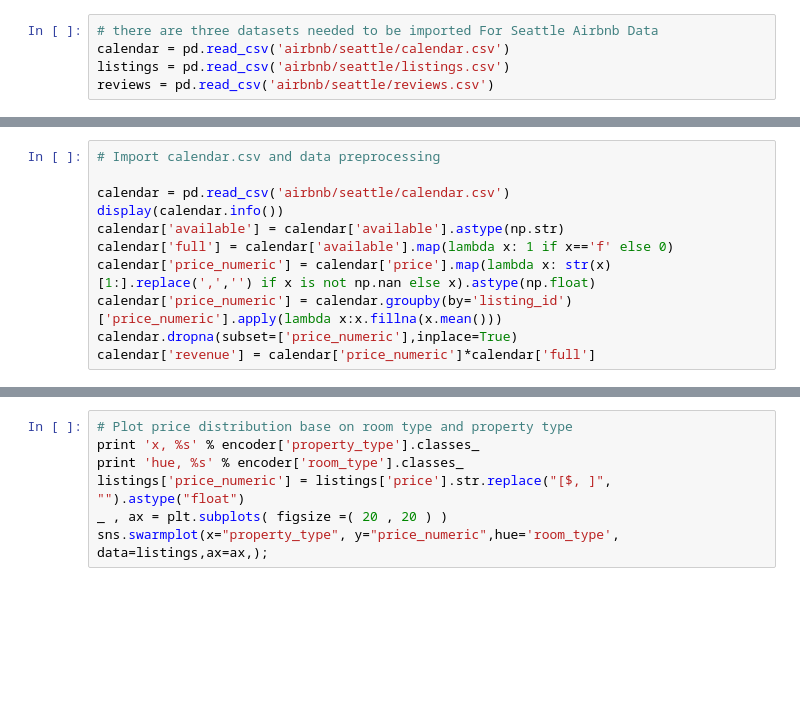
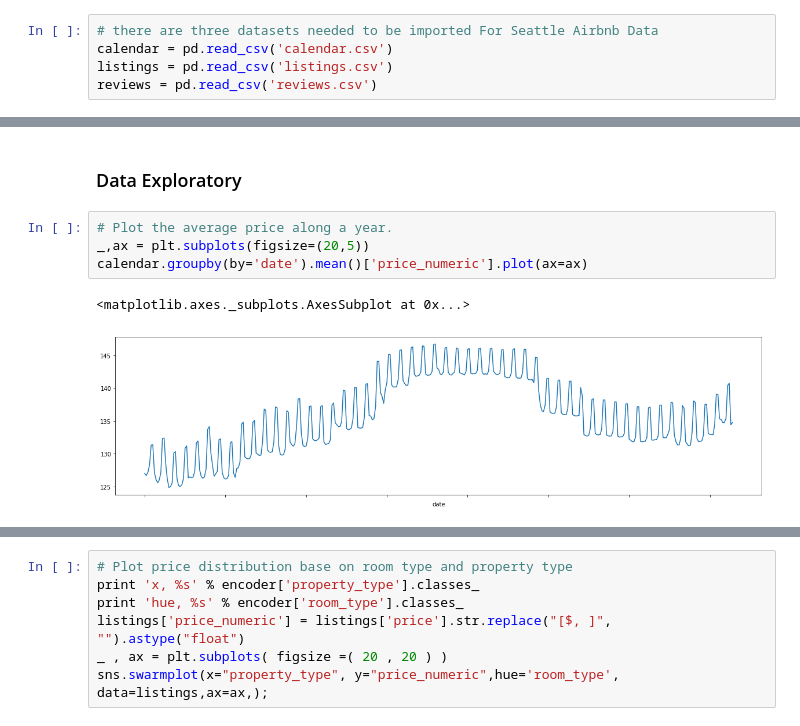
Before and after one commit to roysakura/Seattle-Airbnb-Data-Analysis, a Jupyter notebook: Seattle_airBnb.ipynb, the cells around one changed output, grey strips where cells are left out. Drawn from its saved outputs; the diff is of its cells as text; blank space fills up the shorter version.

```diff
--- a/Seattle_airBnb.ipynb
+++ b/Seattle_airBnb.ipynb
@@ -35,5 +77,5 @@ def clean_sentence(s):
 # %%
 # there are three datasets needed to be imported For Seattle Airbnb Data
-calendar = pd.read_csv('airbnb/seattle/calendar.csv')
-listings = pd.read_csv('airbnb/seattle/listings.csv')
-reviews = pd.read_csv('airbnb/seattle/reviews.csv')
+calendar = pd.read_csv('calendar.csv')
+listings = pd.read_csv('listings.csv')
+reviews = pd.read_csv('reviews.csv')
@@ -89,11 +132,0 @@ calendar_full_columns = calendar.merge(listings,on='listing_id')
-# %%
-# Import calendar.csv and data preprocessing
-
-calendar = pd.read_csv('airbnb/seattle/calendar.csv')
-display(calendar.info())
-calendar['available'] = calendar['available'].astype(np.str)
-calendar['full'] = calendar['available'].map(lambda x: 1 if x=='f' else 0)
-calendar['price_numeric'] = calendar['price'].map(lambda x: str(x)[1:].replace(',','') if x is not np.nan else x).astype(np.float)
-calendar['price_numeric'] = calendar.groupby(by='listing_id')['price_numeric'].apply(lambda x:x.fillna(x.mean()))
-calendar.dropna(subset=['price_numeric'],inplace=True)
-calendar['revenue'] = calendar['price_numeric']*calendar['full']
@@ -485,0 +152,9 @@ _ = sns.heatmap(
+# %% [markdown]
+### Data Exploratory
+# %%
+# Plot the average price along a year.
+_,ax = plt.subplots(figsize=(20,5))
+calendar.groupby(by='date').mean()['price_numeric'].plot(ax=ax)
+# %% [output]
+<matplotlib.axes._subplots.AxesSubplot at 0x...>
+[figure, added]
```
Also changed, not shown: parts of 59 cells of this notebook, 1 other file.
